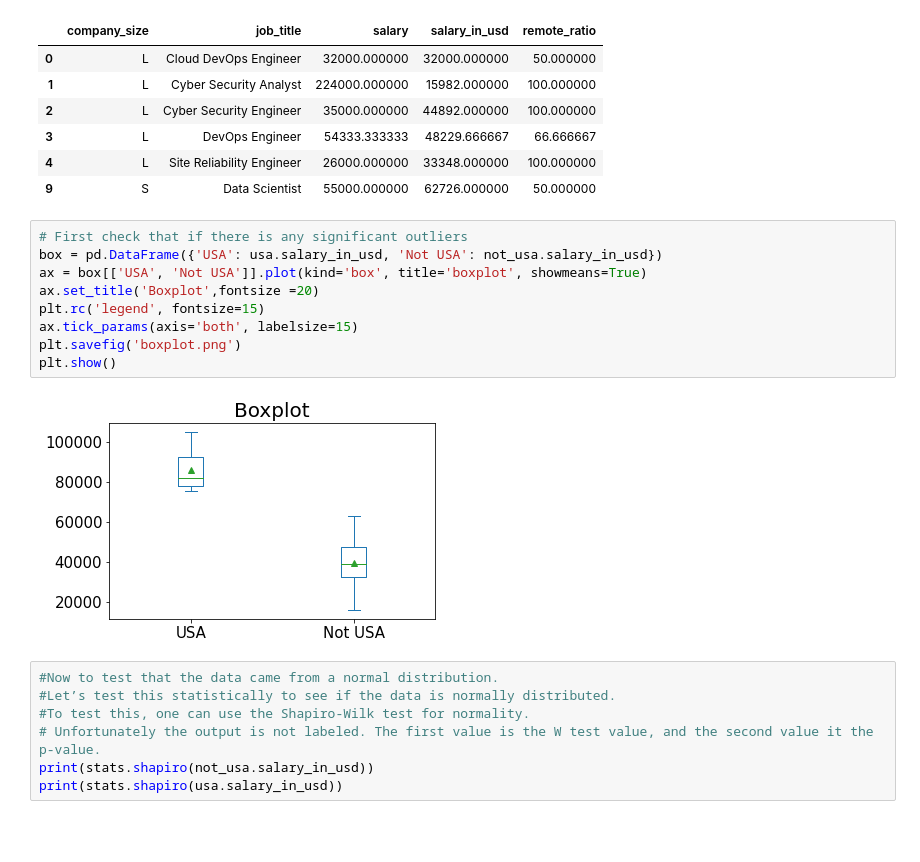
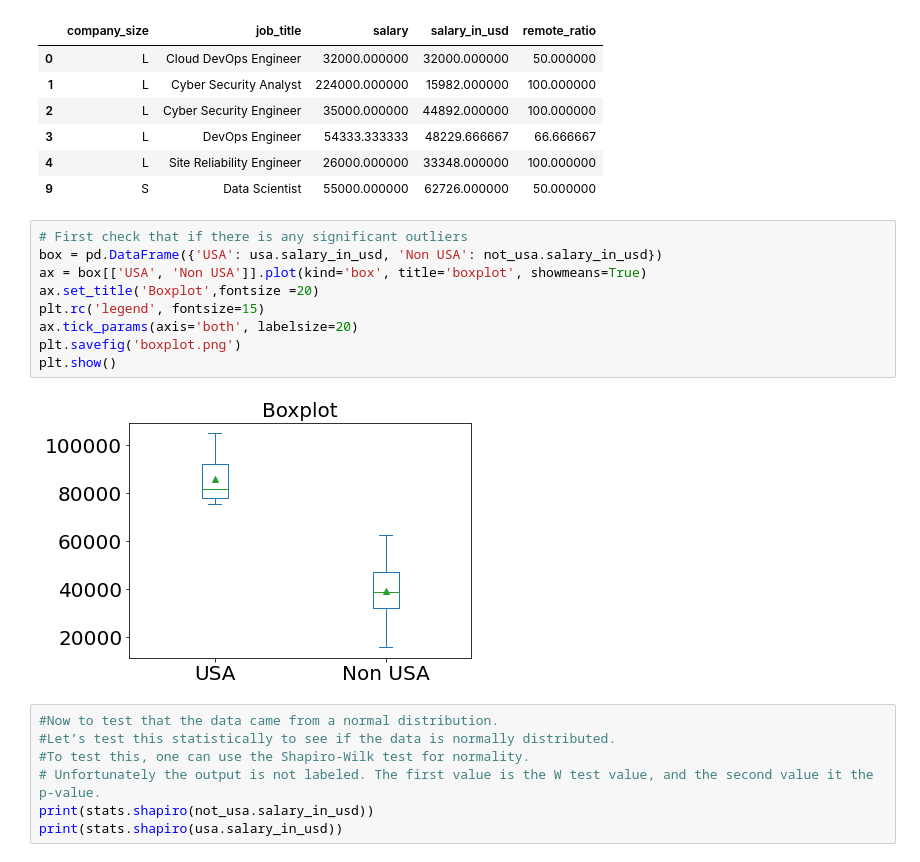
Before and after one commit to wen0705/A-Comparative-Analysis-of-Global-Remote-Work-Salaries, a Jupyter notebook: src/Salary_An.ipynb, the cells around one changed output. Cells and saved outputs as stored; diff of their text form; blank space fills up the shorter version.

```diff
--- a/src/Salary_An.ipynb
+++ b/src/Salary_An.ipynb
@@ -125,15 +128,15 @@ not_usa
 | 9 | S | Data Scientist | 55000.000000 | 62726.000000 | 50.000000 |
 # %%
 # First check that if there is any significant outliers
-box = pd.DataFrame({'USA': usa.salary_in_usd, 'Not USA': not_usa.salary_in_usd})
-ax = box[['USA', 'Not USA']].plot(kind='box', title='boxplot', showmeans=True)
+box = pd.DataFrame({'USA': usa.salary_in_usd, 'Non USA': not_usa.salary_in_usd})
+ax = box[['USA', 'Non USA']].plot(kind='box', title='boxplot', showmeans=True)
 ax.set_title('Boxplot',fontsize =20)
 plt.rc('legend', fontsize=15)
-ax.tick_params(axis='both', labelsize=15)
+ax.tick_params(axis='both', labelsize=20)
 plt.savefig('boxplot.png')
 plt.show()
 # %% [output]
-[figure, old version]
+[figure, new version]
 # %%
 #Now to test that the data came from a normal distribution.
 #Let’s test this statistically to see if the data is normally distributed.
```
Also changed, not shown: parts of 2 cells of this notebook.
